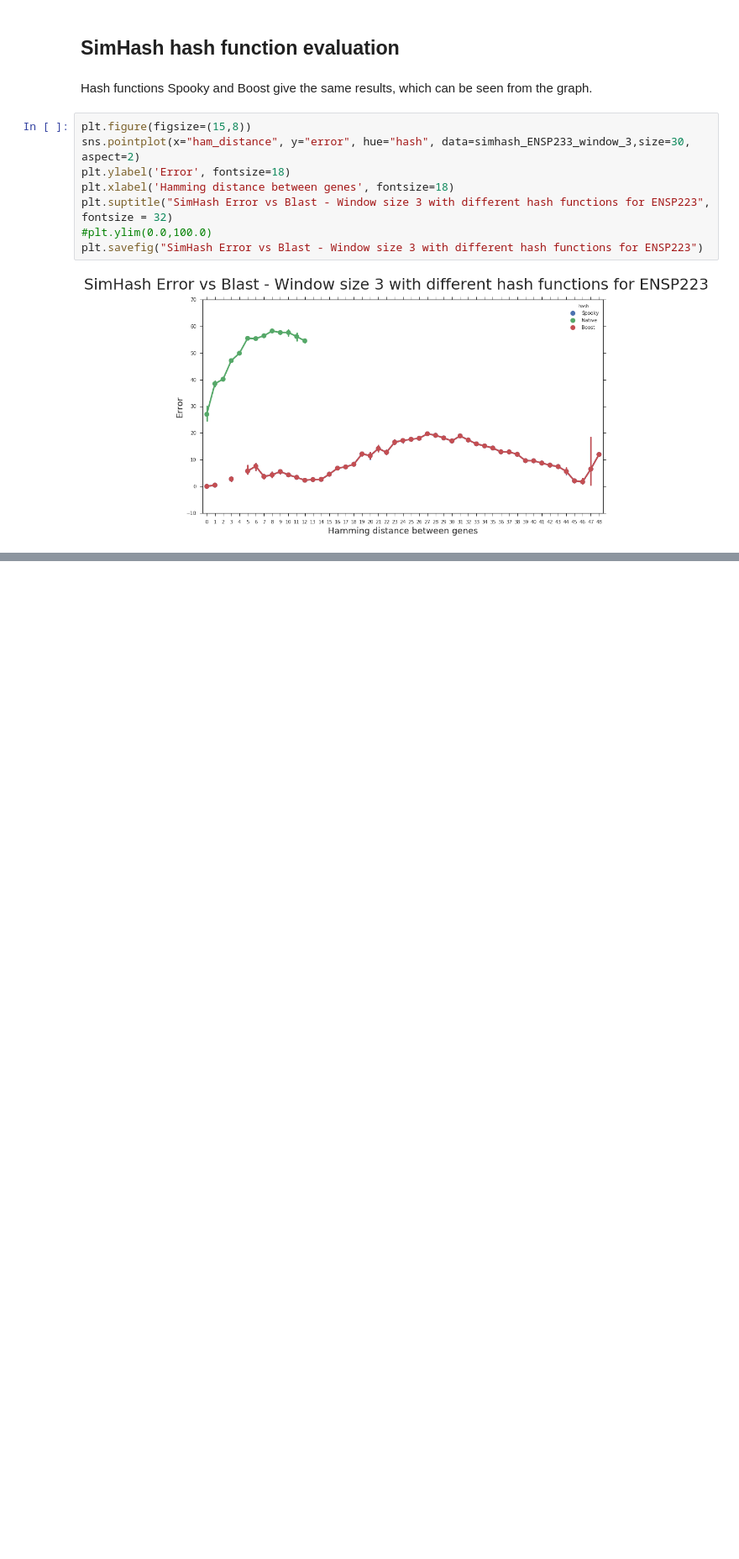
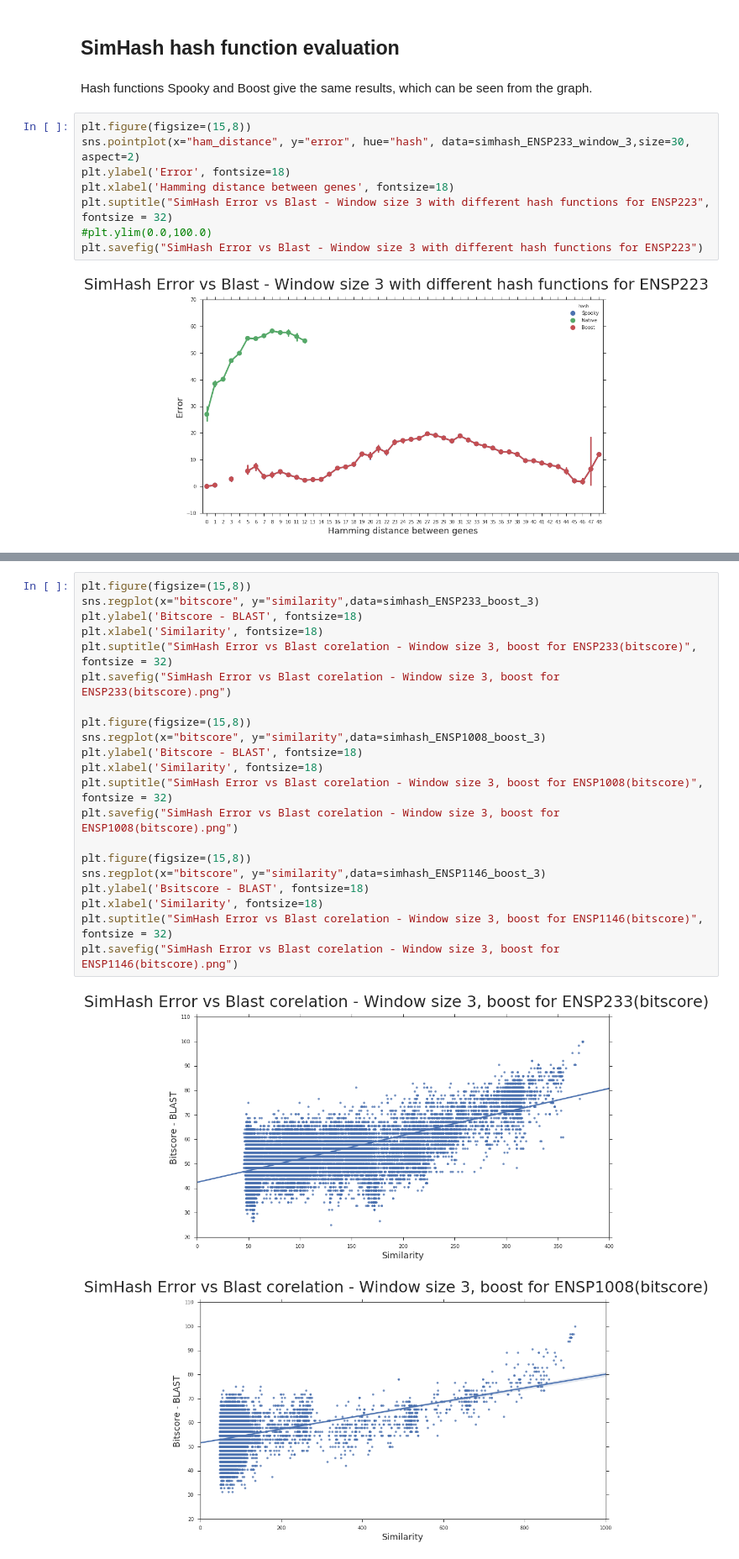
Before and after one commit to Weenkus/Phylo-research, a Jupyter notebook: results_simHash/blast_comparison/SimHash vs Blast performance.ipynb, the cells around one changed output, grey strips where cells are left out. Shown at 84% size. Cells and saved outputs as stored; diff of their text form; blank space fills up the shorter version.

```diff
--- a/results_simHash/blast_comparison/SimHash vs Blast performance.ipynb
+++ b/results_simHash/blast_comparison/SimHash vs Blast performance.ipynb
@@ -175,0 +208,24 @@ plt.savefig("SimHash Error vs Blast corelation - Window size 3, boost for ENSP23
+# %%
+plt.figure(figsize=(15,8))
+sns.regplot(x="bitscore", y="similarity",data=simhash_ENSP233_boost_3)
+plt.ylabel('Bitscore - BLAST', fontsize=18)
+plt.xlabel('Similarity', fontsize=18)
+plt.suptitle("SimHash Error vs Blast corelation - Window size 3, boost for ENSP233(bitscore)", fontsize = 32)
+plt.savefig("SimHash Error vs Blast corelation - Window size 3, boost for ENSP233(bitscore).png")
+
+plt.figure(figsize=(15,8))
+sns.regplot(x="bitscore", y="similarity",data=simhash_ENSP1008_boost_3)
+plt.ylabel('Bitscore - BLAST', fontsize=18)
+plt.xlabel('Similarity', fontsize=18)
+plt.suptitle("SimHash Error vs Blast corelation - Window size 3, boost for ENSP1008(bitscore)", fontsize = 32)
+plt.savefig("SimHash Error vs Blast corelation - Window size 3, boost for ENSP1008(bitscore).png")
+
+plt.figure(figsize=(15,8))
+sns.regplot(x="bitscore", y="similarity",data=simhash_ENSP1146_boost_3)
+plt.ylabel('Bsitscore - BLAST', fontsize=18)
+plt.xlabel('Similarity', fontsize=18)
+plt.suptitle("SimHash Error vs Blast corelation - Window size 3, boost for ENSP1146(bitscore)", fontsize = 32)
+plt.savefig("SimHash Error vs Blast corelation - Window size 3, boost for ENSP1146(bitscore).png")
+# %% [output]
+[figure, added]
+[figure, added]
```
Also changed, not shown: parts of 18 cells of this notebook, 38 other files.
